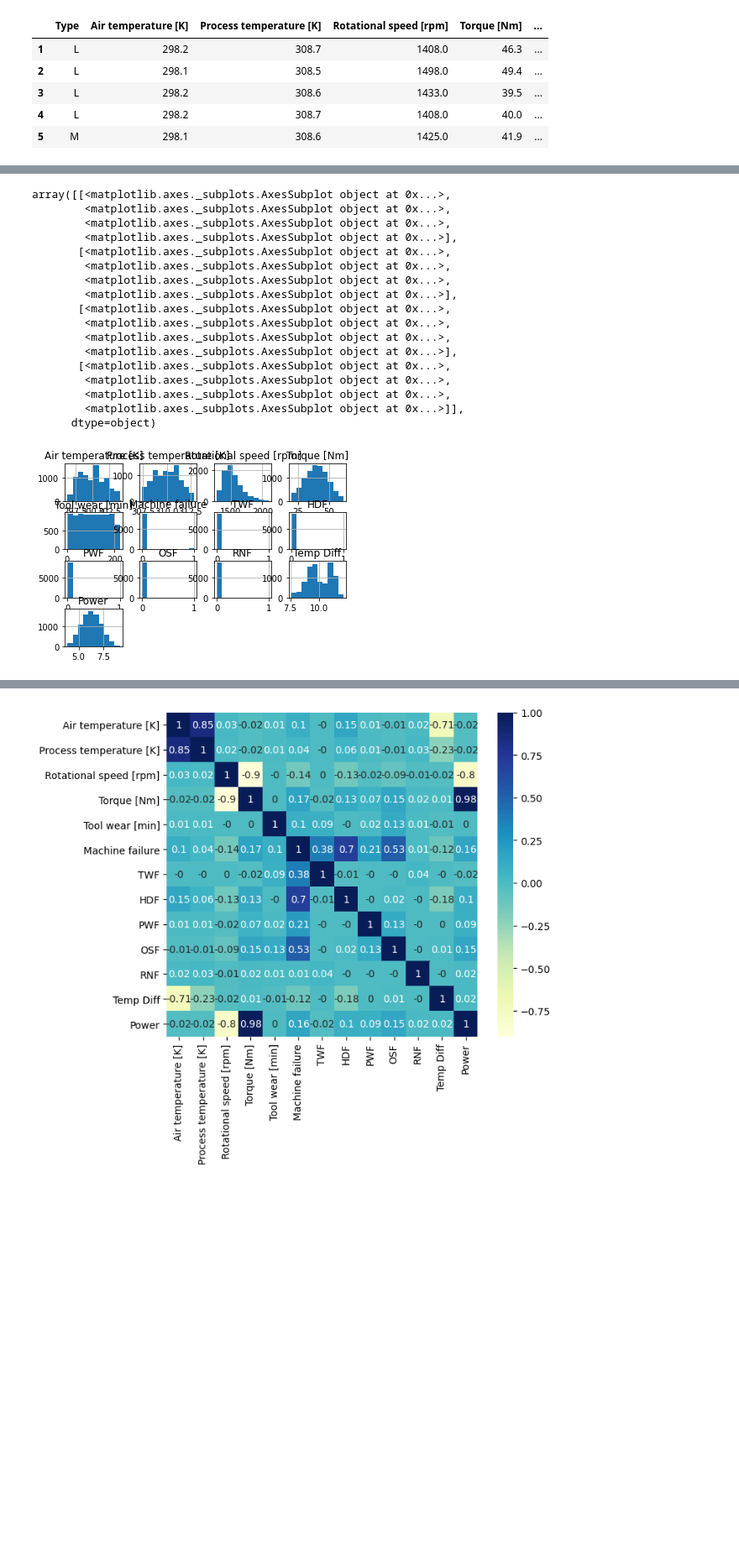
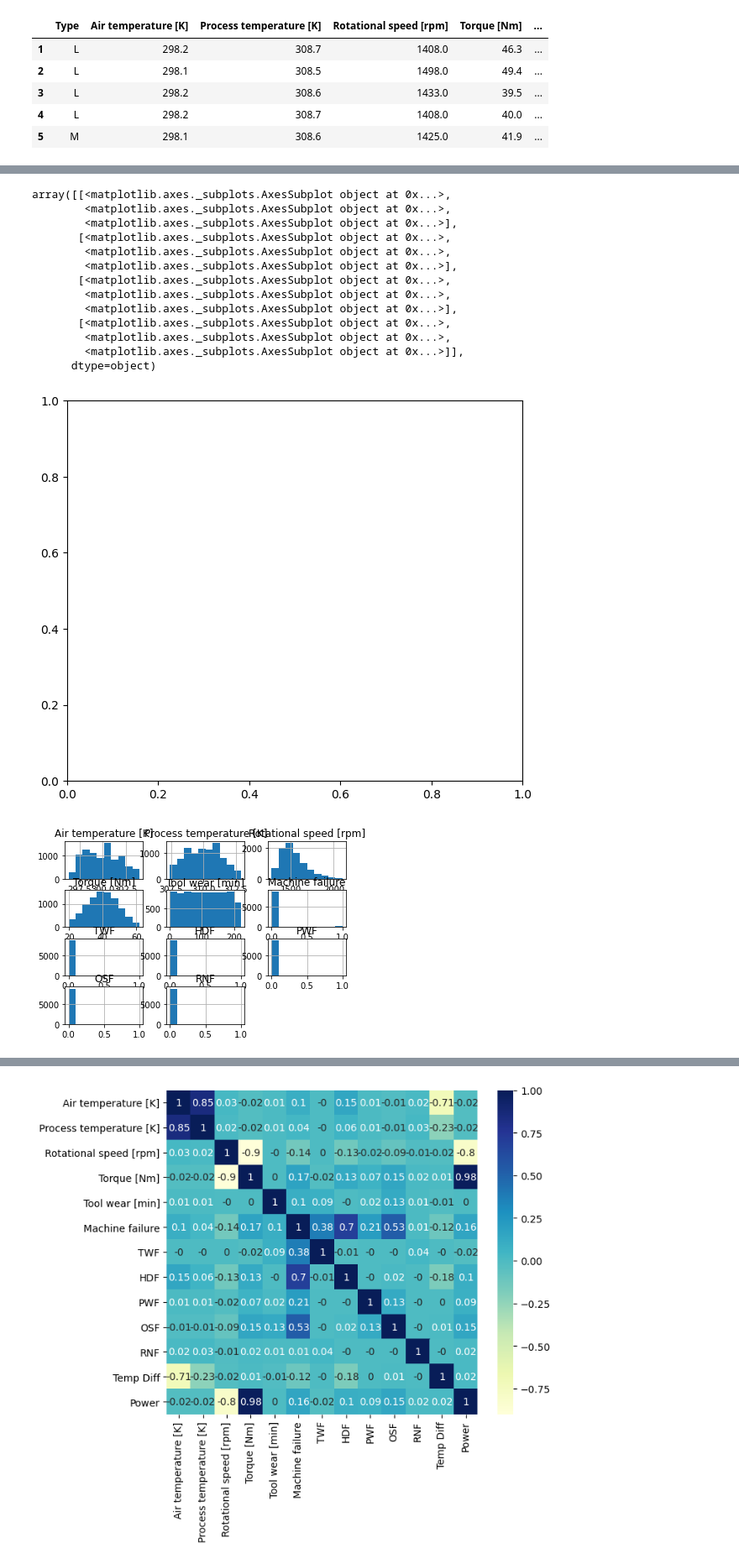
Before and after one commit to AftabUdaipurwala/MLProjects, a Jupyter notebook: Mahindra_Manufacturing_Analytics.ipynb, the cells around one changed output, grey strips where cells are left out. Shown: that part at 84% size. Cells and saved outputs as stored; diff of their text form; code cells hidden in the pictures; blank space fills up the shorter version.

```diff
--- a/Mahindra_Manufacturing_Analytics.ipynb
+++ b/Mahindra_Manufacturing_Analytics.ipynb
@@ -239,25 +221,23 @@ pd.crosstab(df2['Machine failure'],df2['RNF'])   # Here we can see that if we tr
 | 1.0 | 336 | 1 |
-# %%
-df4.hist()
-# %% [output]
-array([[<matplotlib.axes._subplots.AxesSubplot object at 0x...>,
-        <matplotlib.axes._subplots.AxesSubplot object at 0x...>,
-        <matplotlib.axes._subplots.AxesSubplot object at 0x...>,
-        <matplotlib.axes._subplots.AxesSubplot object at 0x...>],
-       [<matplotlib.axes._subplots.AxesSubplot object at 0x...>,
-        <matplotlib.axes._subplots.AxesSubplot object at 0x...>,
-        <matplotlib.axes._subplots.AxesSubplot object at 0x...>,
-        <matplotlib.axes._subplots.AxesSubplot object at 0x...>],
-       [<matplotlib.axes._subplots.AxesSubplot object at 0x...>,
-        <matplotlib.axes._subplots.AxesSubplot object at 0x...>,
-        <matplotlib.axes._subplots.AxesSubplot object at 0x...>,
-        <matplotlib.axes._subplots.AxesSubplot object at 0x...>],
-       [<matplotlib.axes._subplots.AxesSubplot object at 0x...>,
-        <matplotlib.axes._subplots.AxesSubplot object at 0x...>,
-        <matplotlib.axes._subplots.AxesSubplot object at 0x...>,
-        <matplotlib.axes._subplots.AxesSubplot object at 0x...>]],
-      dtype=object)
-[figure, removed]
+# %%
+plt.subplots(figsize=(7,6), dpi=100)
+df4.hist()
+# %% [output]
+array([[<matplotlib.axes._subplots.AxesSubplot object at 0x...>,
+        <matplotlib.axes._subplots.AxesSubplot object at 0x...>,
+        <matplotlib.axes._subplots.AxesSubplot object at 0x...>],
+       [<matplotlib.axes._subplots.AxesSubplot object at 0x...>,
+        <matplotlib.axes._subplots.AxesSubplot object at 0x...>,
+        <matplotlib.axes._subplots.AxesSubplot object at 0x...>],
+       [<matplotlib.axes._subplots.AxesSubplot object at 0x...>,
+        <matplotlib.axes._subplots.AxesSubplot object at 0x...>,
+        <matplotlib.axes._subplots.AxesSubplot object at 0x...>],
+       [<matplotlib.axes._subplots.AxesSubplot object at 0x...>,
+        <matplotlib.axes._subplots.AxesSubplot object at 0x...>,
+        <matplotlib.axes._subplots.AxesSubplot object at 0x...>]],
+      dtype=object)
+[figure, added]
+[figure, added]
 # %%
 import seaborn as sns
 plt.subplots(figsize=(7,6), dpi=100)
```
Also changed, not shown: parts of 65 cells of this notebook.
